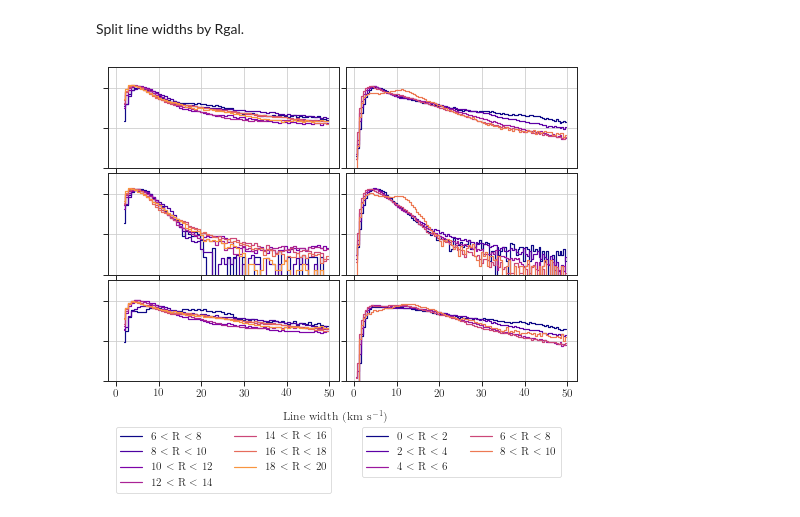
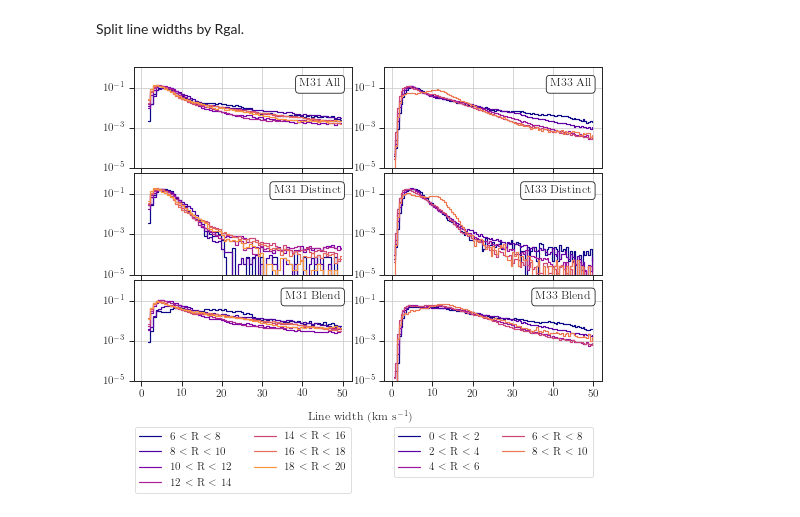
Before and after one commit to e-koch/HI-LineShapes, a Jupyter notebook: figures/figure_gaussian_components.ipynb, the cells around one changed output. Drawn from its saved outputs; the diff is of its cells as text; code cells hidden in the pictures.

Commit message:
Update various notebooks with paper figures

```diff
--- a/figures/figure_gaussian_components.ipynb
+++ b/figures/figure_gaussian_components.ipynb
@@ -388,35 +400,49 @@ for i, (low, high) in enumerate(zip(bins_m33[:-1], bins_m33[1:])):
                              label="{0} $<$ R $<$ {1}".format(int(low.value), int(high.value)))
 
 
 # ax_m31.legend(frameon=True, loc='upper right', ncol=2)
 # ax_m33.legend(frameon=True, loc='upper right', ncol=2)
 
 ax_m31.set_ylim([1e-5, 1.1])
 
 # ax.axvline(0.42, linestyle=':', color='k')
 # ax.axvline(5 * 0.42, linestyle=':', color='k')
 ax_m31.grid(True)
 ax_m31_distinct.grid(True)
 ax_m31_blend.grid(True)
 
 ax_m33.grid(True)
 ax_m33_distinct.grid(True)
 ax_m33_blend.grid(True)
 
 # ax_m33.set_yticklabels([])
-ax_m33_distinct.set_yticklabels([])
-ax_m33_blend.set_yticklabels([])
+# ax_m33_distinct.set_yticklabels([])
+# ax_m33_blend.set_yticklabels([])
 
 lg = ax_m31_blend.legend(bbox_to_anchor=(0.5, -0.4), loc='upper center', frameon=True, ncol=2)
 lg2 = ax_m33_blend.legend(bbox_to_anchor=(0.5, -0.4), loc='upper center', frameon=True, ncol=2)
 
-fig.subplots_adjust(hspace=0.05, wspace=0.03)
+
+bbox_props = dict(boxstyle='round', facecolor='white', alpha=1., edgecolor='k')
+
+ax_m31.text(0.95, 0.8, 'M31 All', transform=ax_m31.transAxes, bbox=bbox_props, horizontalalignment='right')
+ax_m33.text(0.95, 0.8, 'M33 All', transform=ax_m33.transAxes, bbox=bbox_props, horizontalalignment='right')
+
+ax_m31_distinct.text(0.95, 0.8, 'M31 Distinct', transform=ax_m31_distinct.transAxes, bbox=bbox_props,
+                     horizontalalignment='right')
+ax_m33_distinct.text(0.95, 0.8, 'M33 Distinct', transform=ax_m33_distinct.transAxes, bbox=bbox_props,
+                     horizontalalignment='right')
+
+ax_m31_blend.text(0.95, 0.8, 'M31 Blend', transform=ax_m31_blend.transAxes, bbox=bbox_props, horizontalalignment='right')
+ax_m33_blend.text(0.95, 0.8, 'M33 Blend', transform=ax_m33_blend.transAxes, bbox=bbox_props, horizontalalignment='right')
+
+fig.subplots_adjust(hspace=0.05, wspace=0.15)
 
 fig.text(0.5, 0.04, r'Line width (km s$^{-1}$)', ha='center', va='center')
 # fig.text(0.06, 0.5, 'common ylabel', ha='center', va='center', rotation='vertical')
 
 plot_name = 'm31_m33_radialbins_mgauss_lwidth_hist_distinct_blend'
 
-# save_figure(fig, plot_name, bbox_extra_artists=(lg, lg2), bbox_inches='tight')
+save_figure(fig, plot_name, bbox_extra_artists=(lg, lg2), bbox_inches='tight')
 # %% [output]
-[figure, old version]
+[figure, new version]
```
Also changed, not shown: parts of 51 cells of this notebook, 3 other files.
